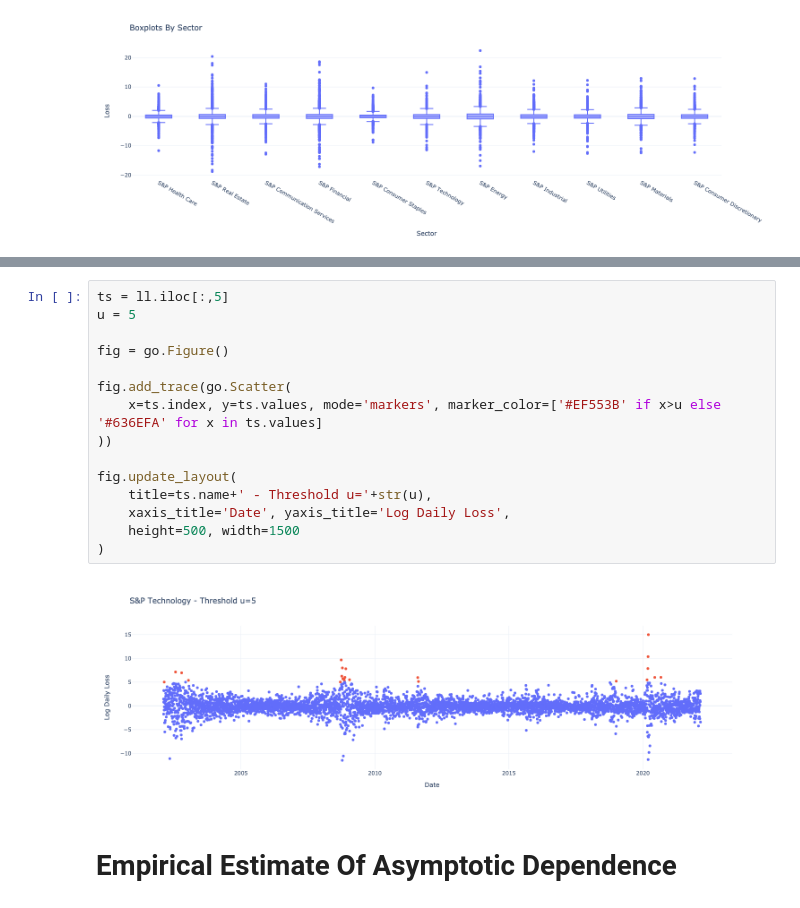
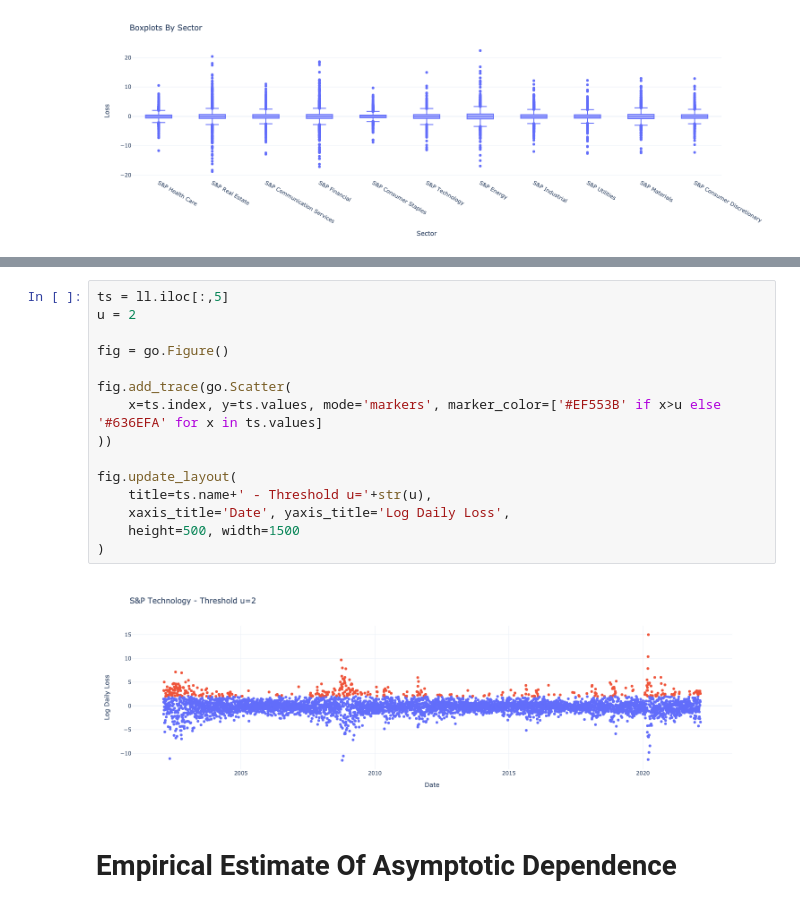
Before and after one commit to MegaCookies88/MSc.-Thesis-EVT-SP500, a Jupyter notebook: EDA_sectors.ipynb, the cells around one changed output, grey strips where cells are left out. Cells and saved outputs as stored; diff of their text form.

```diff
--- a/EDA_sectors.ipynb
+++ b/EDA_sectors.ipynb
@@ -145,20 +173,20 @@ px.histogram(x=ll.values.reshape(-1), histnorm='percent', cumulative=False, nbin
 # %%
 ts = ll.iloc[:,5]
-u = 5
+u = 2
 
 fig = go.Figure()
 
 fig.add_trace(go.Scatter(
     x=ts.index, y=ts.values, mode='markers', marker_color=['#EF553B' if x>u else '#636EFA' for x in ts.values]
 ))
 
 fig.update_layout(
     title=ts.name+' - Threshold u='+str(u),
     xaxis_title='Date', yaxis_title='Log Daily Loss',
     height=500, width=1500
 )
 # %% [output]
-[figure, old version]
+[figure, new version]
 # %% [markdown]
 # Empirical Estimate Of Asymptotic Dependence
 # %%
```
Also changed, not shown: parts of 10 cells of this notebook.
